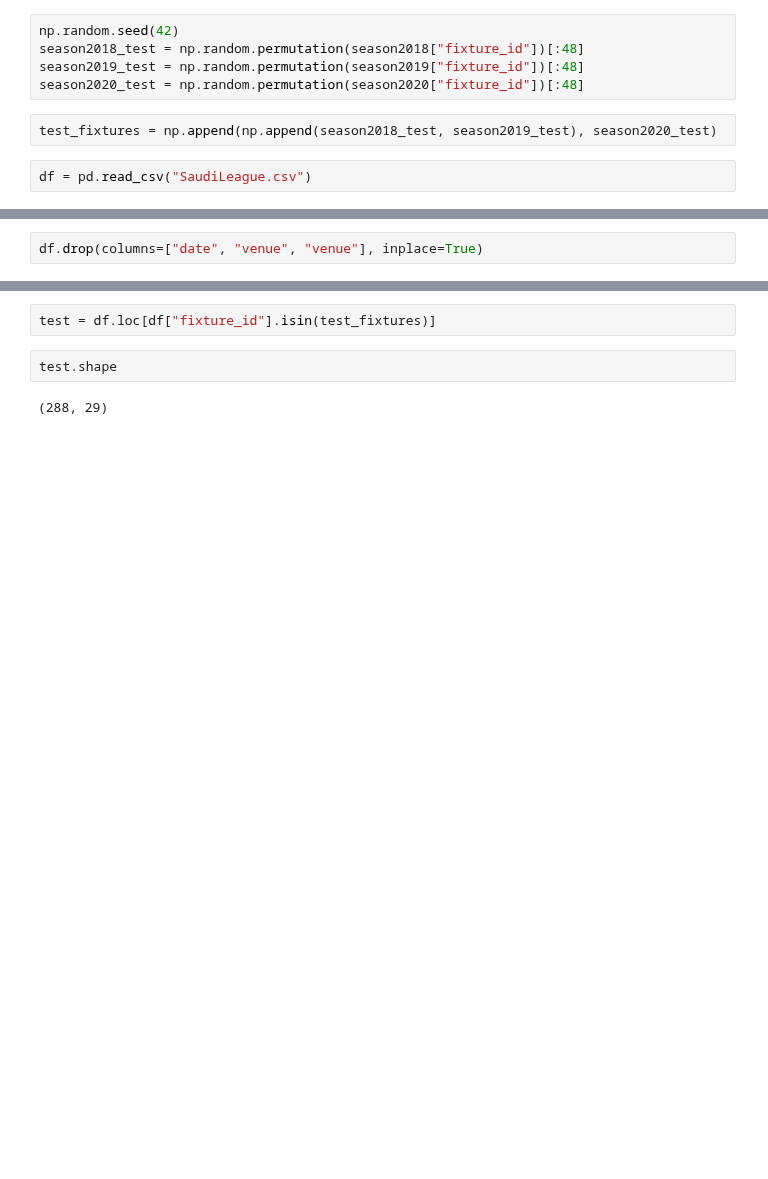
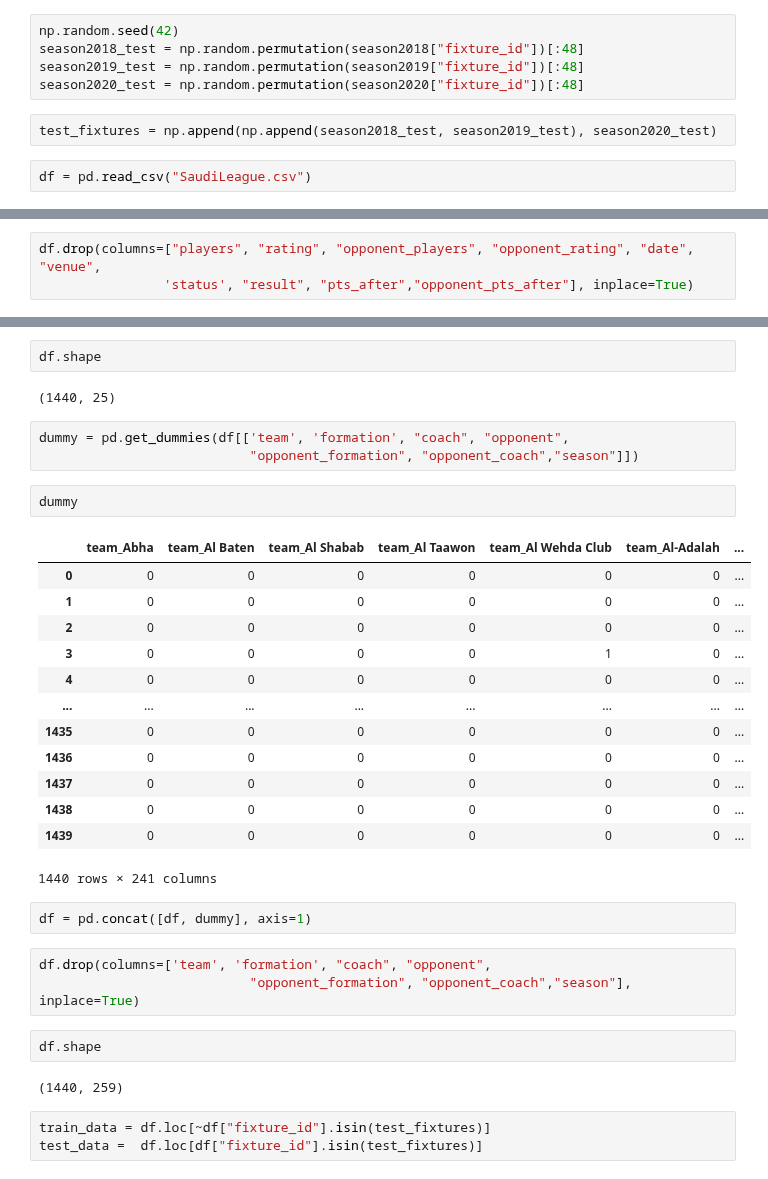
Before and after one commit to Link20222/SaudiLeague, a Jupyter notebook: Modeling.ipynb, the cells around one changed output, grey strips where cells are left out. Cells and saved outputs as stored; diff of their text form; blank space fills up the shorter version.

```diff
--- a/Modeling.ipynb
+++ b/Modeling.ipynb
@@ -40,2 +64,3 @@ Index(['fixture_id', 'team', 'formation', 'coach', 'players', 'isHome',
 # %%
-df.drop(columns=["date", "venue", "venue"], inplace=True)
+df.drop(columns=["players", "rating", "opponent_players", "opponent_rating", "date", "venue",
+                'status', "result", "pts_after","opponent_pts_after"], inplace=True)
@@ -48,6 +149,35 @@ train.shape
+# %%
+df.shape
+# %% [output]
+(1440, 25)
+# %%
+dummy = pd.get_dummies(df[['team', 'formation', "coach", "opponent",
+                           "opponent_formation", "opponent_coach","season"]])
+# %%
+dummy
+# %% [output]
+|  | team_Abha | team_Al Baten | team_Al Shabab | team_Al Taawon | team_Al Wehda Club | team_Al-Adalah | ... |
+| 0 | 0 | 0 | 0 | 0 | 0 | 0 | ... |
+| 1 | 0 | 0 | 0 | 0 | 0 | 0 | ... |
+| 2 | 0 | 0 | 0 | 0 | 0 | 0 | ... |
+| 3 | 0 | 0 | 0 | 0 | 1 | 0 | ... |
+| 4 | 0 | 0 | 0 | 0 | 0 | 0 | ... |
+| ... | ... | ... | ... | ... | ... | ... | ... |
+| 1435 | 0 | 0 | 0 | 0 | 0 | 0 | ... |
+| 1436 | 0 | 0 | 0 | 0 | 0 | 0 | ... |
+| 1437 | 0 | 0 | 0 | 0 | 0 | 0 | ... |
+| 1438 | 0 | 0 | 0 | 0 | 0 | 0 | ... |
+| 1439 | 0 | 0 | 0 | 0 | 0 | 0 | ... |
+1440 rows × 241 columns
+# %%
+df = pd.concat([df, dummy], axis=1)
+# %%
+df.drop(columns=['team', 'formation', "coach", "opponent",
+                           "opponent_formation", "opponent_coach","season"], inplace=True)
+# %%
+df.shape
+# %% [output]
+(1440, 259)
 # %%
-test = df.loc[df["fixture_id"].isin(test_fixtures)]
+train_data = df.loc[~df["fixture_id"].isin(test_fixtures)]
+test_data =  df.loc[df["fixture_id"].isin(test_fixtures)]
-# %%
-test.shape
-# %% [output]
-(288, 29)
```
Also changed, not shown: parts of 43 cells of this notebook, 4 other files.
